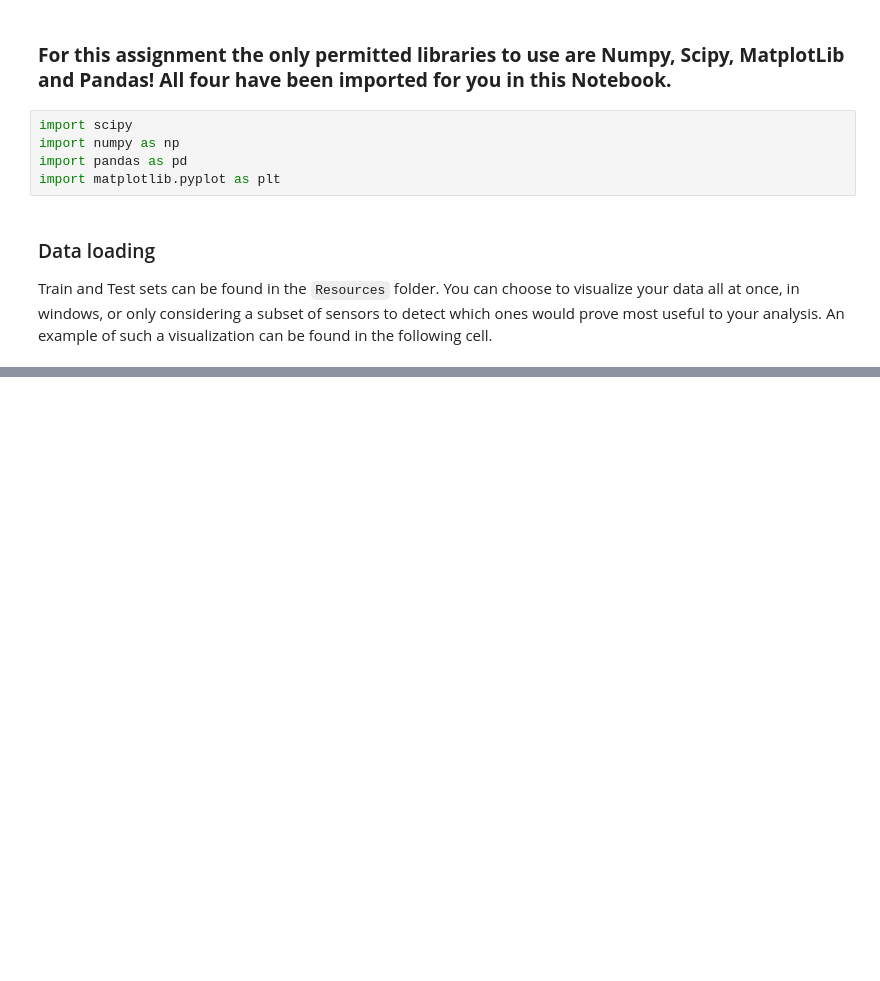
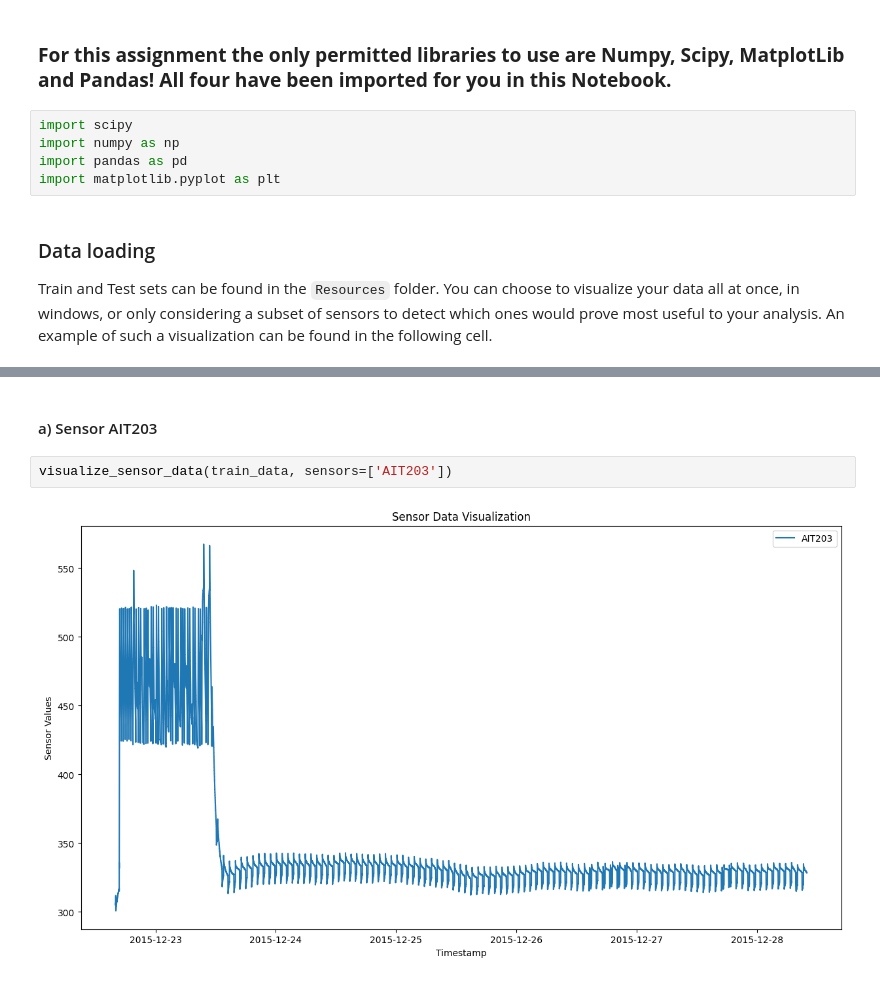
Before and after one commit to luca23bledea/DataMining1_AnomalyDetection, a Jupyter notebook: Anomaly Detection.ipynb, the cells around one changed output, grey strips where cells are left out. Cells and saved outputs as stored; diff of their text form; blank space fills up the shorter version.

```diff
--- a/Anomaly Detection.ipynb
+++ b/Anomaly Detection.ipynb
@@ -50,0 +58,6 @@ visualize_sensor_data(train_data)
+# %% [markdown]
+#### a) Sensor AIT203
+# %%
+visualize_sensor_data(train_data, sensors=['AIT203'])
+# %% [output]
+[figure, added]
```
Also changed, not shown: parts of 36 cells of this notebook.
